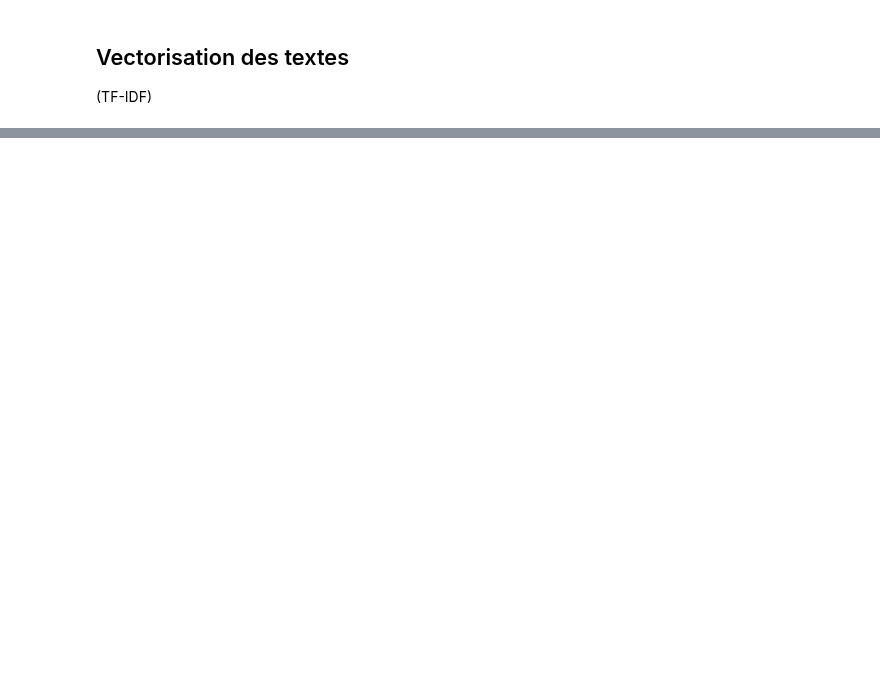
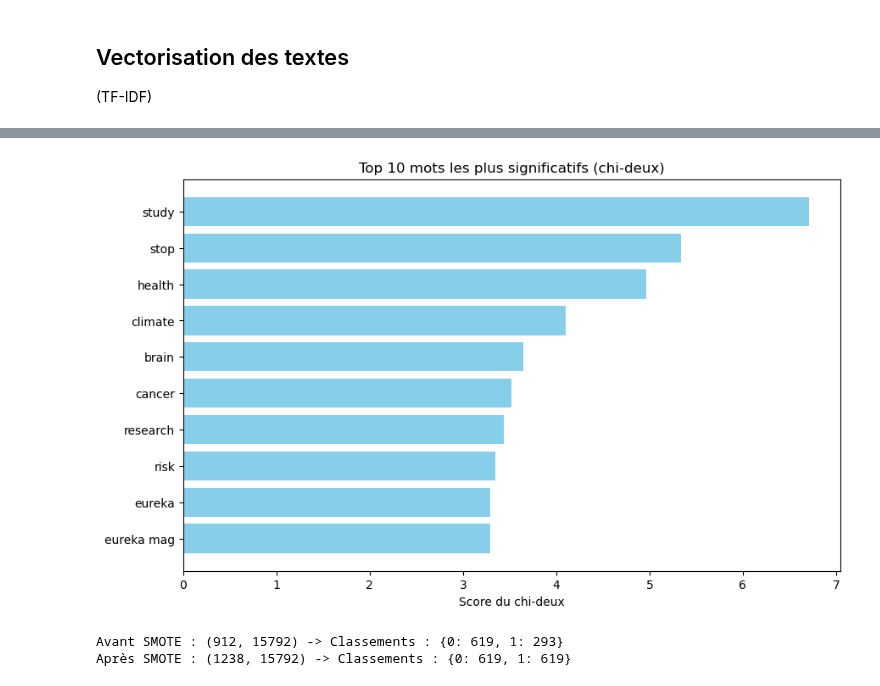
Before and after one commit to RaphaelRibes/machine-learning, a Jupyter notebook: notebook.ipynb, the cells around one changed output, grey strips where cells are left out. Drawn from its saved outputs; the diff is of its cells as text; code cells hidden in the pictures; blank space fills up the shorter version.

```diff
--- a/notebook.ipynb
+++ b/notebook.ipynb
@@ -302,0 +433,20 @@ plt.show()
+# %%
+from sklearn.feature_selection import chi2
+
+# Calculer les scores du chi-deux et les p-values
+chi2_scores, p_values = chi2(X_train_vec, y_train)
+
+# Afficher les résultats
+import numpy as np
+
+# Associer les mots à leurs scores et p-values
+feature_names = vectorizer.get_feature_names_out()
+chi2_results = list(zip(feature_names, chi2_scores, p_values))
+
+# Trier par score du chi-deux (du plus élevé au plus faible)
+chi2_results_sorted = sorted(chi2_results, key=lambda x: x[1], reverse=True)
+
+# Afficher les 10 mots les plus significatifs
+print("Top 10 mots les plus significatifs (chi-deux) :")
+for word, score, p_value in chi2_results_sorted[:50]:
+    print(f"{word}: chi2 = {score:.2f}, p-value = {p_value:.4f}")
@@ -302,0 +471,43 @@ plt.show()
+# %%
+import matplotlib.pyplot as plt
+
+# Extraire les 10 premiers mots et leurs scores
+top_words = [word for word, _, _ in chi2_results_sorted[:10]]
+top_scores = [score for _, score, _ in chi2_results_sorted[:10]]
+
+# Créer un graphique à barres
+plt.figure(figsize=(10, 6))
+plt.barh(top_words, top_scores, color='skyblue')
+plt.xlabel('Score du chi-deux')
+plt.title('Top 10 mots les plus significatifs (chi-deux)')
+plt.gca().invert_yaxis()  # Inverser l'axe Y pour afficher le mot le plus significatif en haut
+plt.show()
+# %% [output]
+[figure, added]
+# %%
+from sklearn.feature_extraction.text import TfidfVectorizer
+from sklearn.model_selection import train_test_split
+from imblearn.over_sampling import SMOTE
+
+# 1. Séparation features/labels
+X = dataset['text_lemmatized']
+y = dataset['science_related']
+
+# 2. Split train/test
+X_train, X_test, y_train, y_test = train_test_split(X, y, test_size=0.2, random_state=42)
+
+# 3. Vectorisation TF-IDF uniquement sur l'entraînement
+vectorizer = TfidfVectorizer(ngram_range=(1, 2), max_features=100000)
+X_train_vec = vectorizer.fit_transform(X_train)
+X_test_vec = vectorizer.transform(X_test)
+
+# 4. SMOTE sur les données vectorisées
+smote = SMOTE(random_state=42)
+X_train_resampled, y_train_resampled = smote.fit_resample(X_train_vec, y_train)
+
+# Vérif de la nouvelle shape :
+print("Avant SMOTE :", X_train_vec.shape, "-> Classements :", y_train.value_counts().to_dict())
+print("Après SMOTE :", X_train_resampled.shape, "-> Classements :", pd.Series(y_train_resampled).value_counts().to_dict())
+# %% [output]
+Avant SMOTE : (912, 15792) -> Classements : {0: 619, 1: 293}
+Après SMOTE : (1238, 15792) -> Classements : {0: 619, 1: 619}
```
Also changed, not shown: parts of 34 cells of this notebook.
